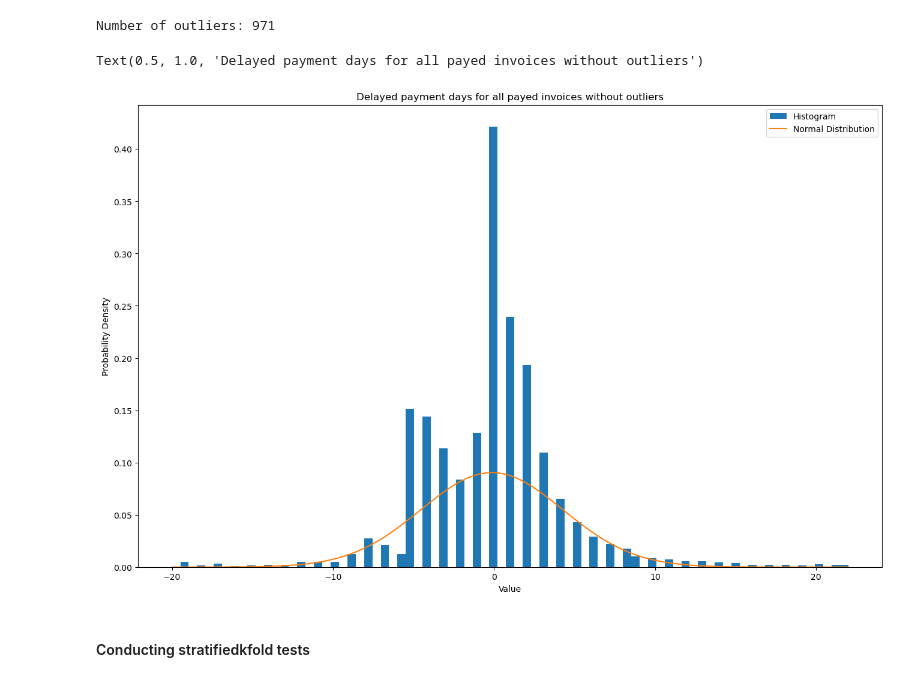
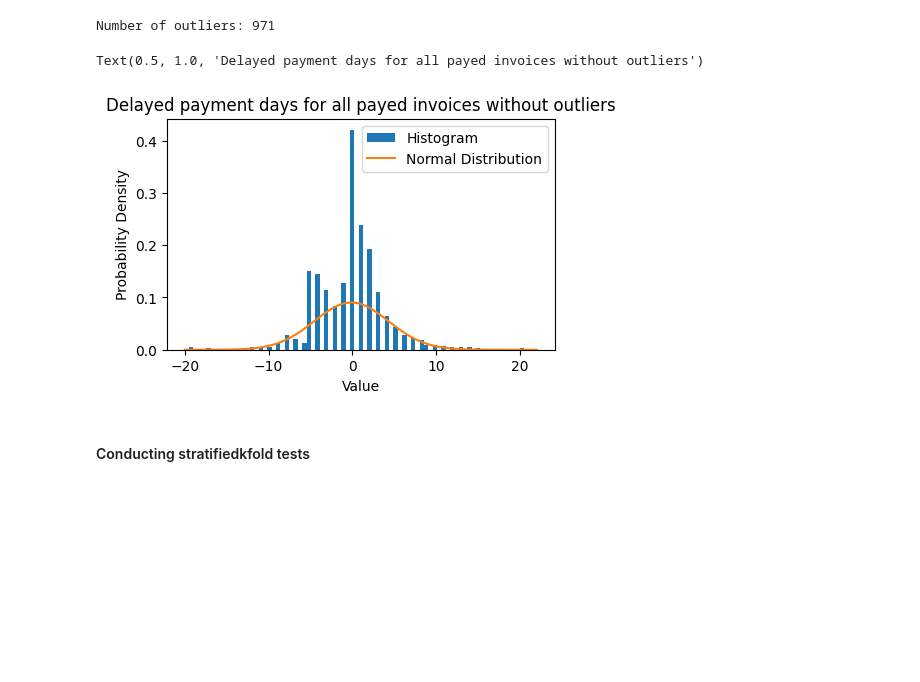
Before and after one commit to Remasproblemas/dv2599_project, a Jupyter notebook: main.ipynb, the cells around one changed output. Cells and saved outputs as stored; diff of their text form; code cells hidden in the pictures; blank space fills up the shorter version.

```diff
--- a/main.ipynb
+++ b/main.ipynb
@@ -554,0 +594,34 @@ Stacked Model (Accuracy): 0.7618
+# %%
+from sklearn.metrics import roc_curve, auc
+
+class_x_train, class_X_test, class_y_train, class_y_test = train_test_split(X ,y ,test_size = 0.30, random_state=42)
+
+
+rfc = RandomForestClassifier(n_estimators = 200, max_depth = 15, random_state=42)
+gdb = GradientBoostingClassifier(n_estimators =  200, learning_rate =  0.1, max_depth= 5, random_state=42)
+
+# Train models
+rfc.fit(class_x_train, class_y_train)
+gdb.fit(class_x_train, class_y_train)
+
+# Predict and calculate F1-scores
+rfc_y_pred = rfc.predict(class_X_test)
+rfc_y_proba = rfc.predict_proba(class_X_test)[:, 1]
+rfc_f1 = f1_score(class_y_test, rfc_y_pred)
+rfc_ac = accuracy_score(class_y_test, rfc_y_pred)
+
+gdb_y_pred = gdb.predict(class_X_test)
+gdb_y_proba = gdb.predict_proba(class_X_test)[:, 1]
+gdb_f1 = f1_score(class_y_test, gdb_y_pred)
+gdb_ac = accuracy_score(class_y_test, gdb_y_pred)
+
+print(round(rfc_f1,4))
+print(round(rfc_ac,4))
+print(round(gdb_f1,4))
+print(round(gdb_ac,4))
+
+rfc_fpr, rfc_tpr, rfc_thresholds = roc_curve(class_y_test, rfc_y_proba)
+gbc_fpr, gbc_tpr, gbc_thresholds = roc_curve(class_y_test, gdb_y_proba)
+
+gbc_roc_auc = auc(rfc_fpr, rfc_tpr)
+rfc_roc_auc = auc(gbc_fpr, gbc_tpr)
@@ -605,4 +702,4 @@ df_predict_secs['due_in_date'] = df_predict_secs['due_in_date'].astype('int64')
 # %%
 # Predictions for true/false
 
-final_predictions_ontime = on_time_model_b.predict(df_predict_secs)
+final_predictions_ontime = gdb.predict(df_predict_date)
@@ -749,27 +843,27 @@ Number of outliers: 971
 # %%
 df_payement_dayslow = df_payement_days.copy()
 #Calculating the widht size of the bins in the histogram
 n = len(y_train_nooutlier)
 bins = np.ceil((max(y_train_nooutlier)-min(y_train_nooutlier))/(3.5*np.std(y_train_nooutlier)/n**(1/3)))
 
 #Plotting the values to a histogram
-plt.figure(figsize=(16,10))
+plt.figure(figsize=(5, 3))
 plt.hist(y_train_nooutlier, bins=int(bins), density=True, label="Histogram")
 
 #Calculating Mean and Standard deviation
 mean, std_dev = stats.norm.fit(y_train_nooutlier)
 x = np.linspace(min(y_train_nooutlier), max(y_train_nooutlier), 100)
 p = stats.norm.pdf(x, mean, std_dev)
 
 #Plotting the normal curve
 plt.plot(x, p, label="Normal Distribution")
 plt.xlabel('Value')
 plt.ylabel('Probability Density')
 plt.legend()
 plt.title('Delayed payment days for all payed invoices without outliers')
 # %% [output]
 Text(0.5, 1.0, 'Delayed payment days for all payed invoices without outliers')
-[figure, old version]
+[figure, new version]
 # %% [markdown]
 #### Conducting stratifiedkfold tests
 # %%
```
Also changed, not shown: parts of 37 cells of this notebook.
